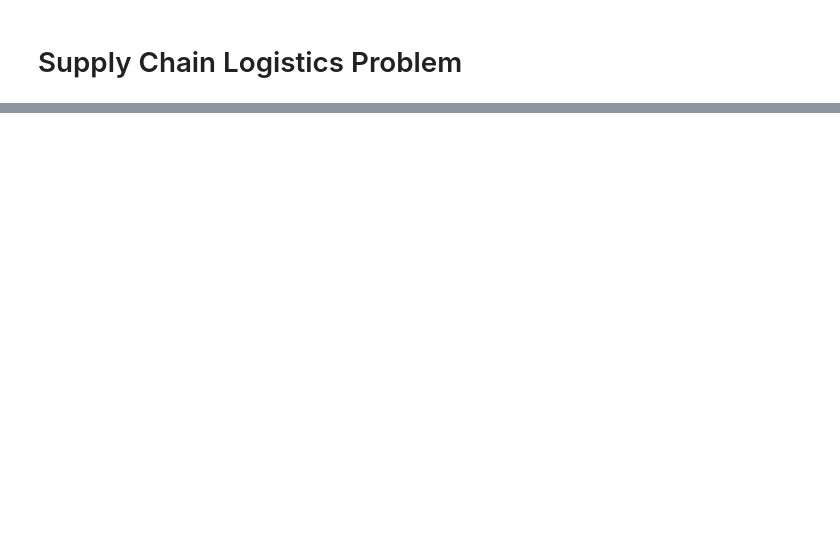
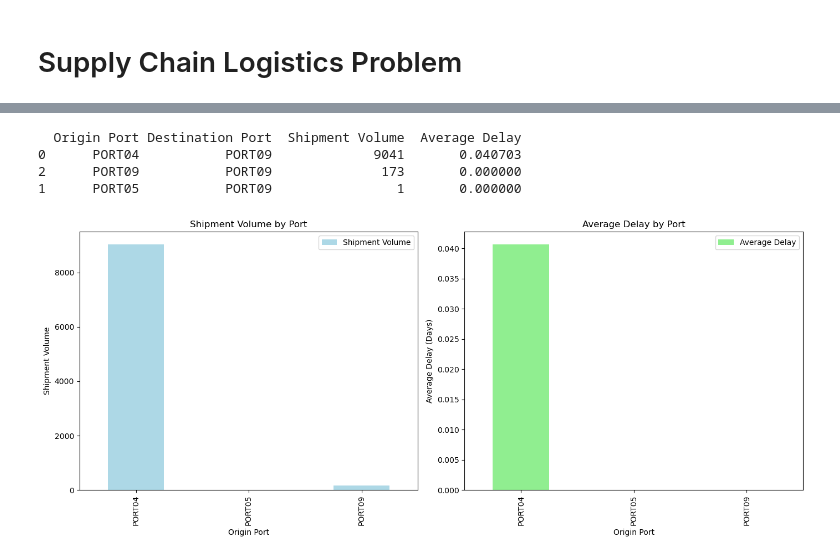
Before and after one commit to MiltonGreat/Supply-Chain-Logistics-Problem, a Jupyter notebook: Supply Chain Logistics Problem.ipynb, the cells around one changed output, grey strips where cells are left out. Saved outputs shown, nothing was run; the diff lists cells and outputs as text; code cells hidden in the pictures; blank space fills up the shorter version.

```diff
--- a/Supply Chain Logistics Problem.ipynb
+++ b/Supply Chain Logistics Problem.ipynb
@@ -189,0 +351,35 @@ Passing `palette` without assigning `hue` is deprecated and will be removed in v
+# %%
+# Group by 'Origin Port' and 'Destination Port' to get the shipment volume
+shipment_volume = order_list.groupby(['Origin Port', 'Destination Port']).size().reset_index(name='Shipment Volume')
+
+# Merge with shipping delays to check if there are delays associated with these ports
+delayed_shipments = order_list.groupby(['Origin Port', 'Destination Port'])['Ship Late Day count'].mean().reset_index(name='Average Delay')
+
+# Merge both shipment volume and delay information
+port_shipment_info = pd.merge(shipment_volume, delayed_shipments, on=['Origin Port', 'Destination Port'])
+
+# Sort by shipment volume to see the highest volume ports
+port_shipment_info = port_shipment_info.sort_values(by='Shipment Volume', ascending=False)
+
+# Display the top 10 origin-destination port pairs with highest shipment volume and delays
+print(port_shipment_info.head(10))
+
+# Visualize shipment volume and delays
+fig, ax = plt.subplots(1, 2, figsize=(14, 6))
+
+# Shipment Volume plot
+shipment_volume.plot(kind='bar', x='Origin Port', y='Shipment Volume', ax=ax[0], color='lightblue', title='Shipment Volume by Port')
+ax[0].set_ylabel('Shipment Volume')
+
+# Delay plot
+delayed_shipments.plot(kind='bar', x='Origin Port', y='Average Delay', ax=ax[1], color='lightgreen', title='Average Delay by Port')
+ax[1].set_ylabel('Average Delay (Days)')
+
+plt.tight_layout()
+plt.show()
+# %% [output]
+  Origin Port Destination Port  Shipment Volume  Average Delay
+0      PORT04           PORT09             9041       0.040703
+2      PORT09           PORT09              173       0.000000
+1      PORT05           PORT09                1       0.000000
+[figure, added]
```
Also changed, not shown: parts of 31 cells of this notebook.
